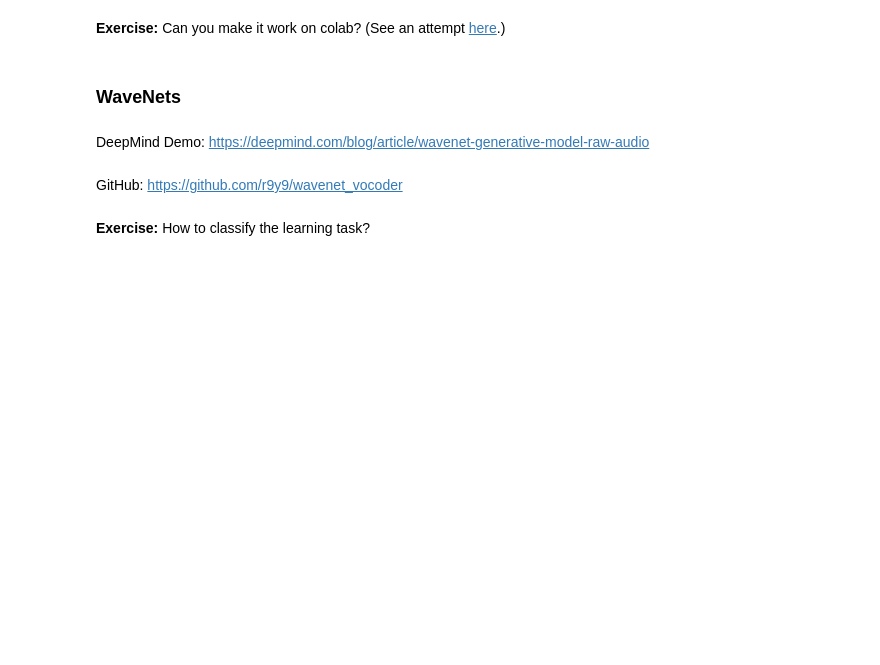
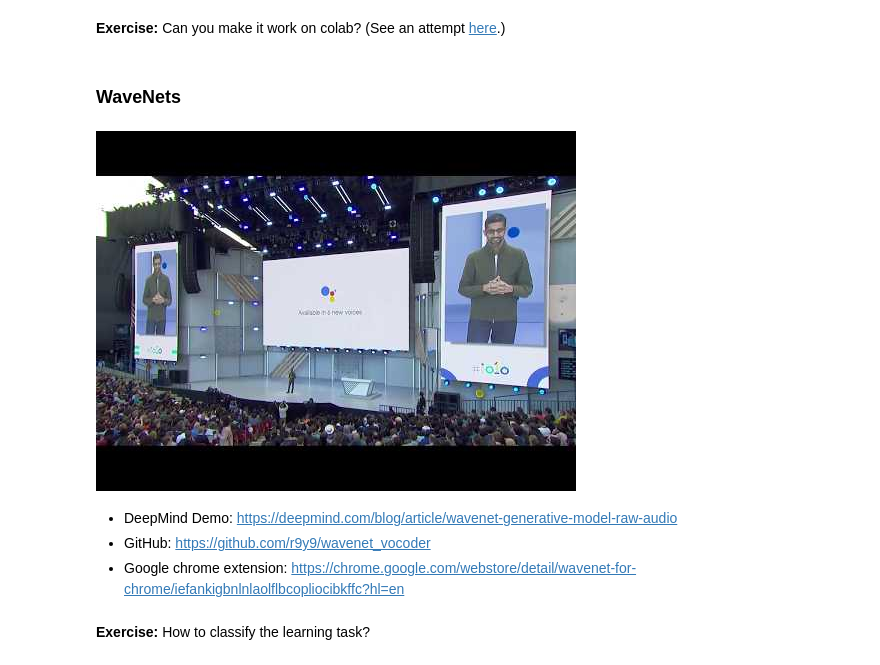
Before and after one commit to ccha23/CS3481, a Jupyter notebook: CS3481_Tutorial_7.ipynb, the cells around one changed output. Cells and saved outputs as stored; diff of their text form; code cells hidden in the pictures; blank space fills up the shorter version.

```diff
--- a/CS3481_Tutorial_7.ipynb
+++ b/CS3481_Tutorial_7.ipynb
@@ -51,9 +77,13 @@ Github: https://github.com/CorentinJ/Real-Time-Voice-Cloning
 **Exercise:** Can you make it work on colab? (See an attempt [here](https://twitter.com/ak92501/status/1157046193798766592).)
 # %% [markdown]
 ### WaveNets
+# %%
+display_youtube_video("https://www.youtube.com/watch?v=JjK8apEishQ", width=800, height=600)
+# %% [output]
+[figure, added]
 # %% [markdown]
-DeepMind Demo: https://deepmind.com/blog/article/wavenet-generative-model-raw-audio
+- DeepMind Demo: https://deepmind.com/blog/article/wavenet-generative-model-raw-audio
+- GitHub: https://github.com/r9y9/wavenet_vocoder
+- Google chrome extension: https://chrome.google.com/webstore/detail/wavenet-for-chrome/iefankigbnlnlaolflbcopliocibkffc?hl=en
-# %% [markdown]
-GitHub: https://github.com/r9y9/wavenet_vocoder
 # %% [markdown]
 **Exercise:** How to classify the learning task?
```
Also changed, not shown: parts of 11 cells of this notebook.
